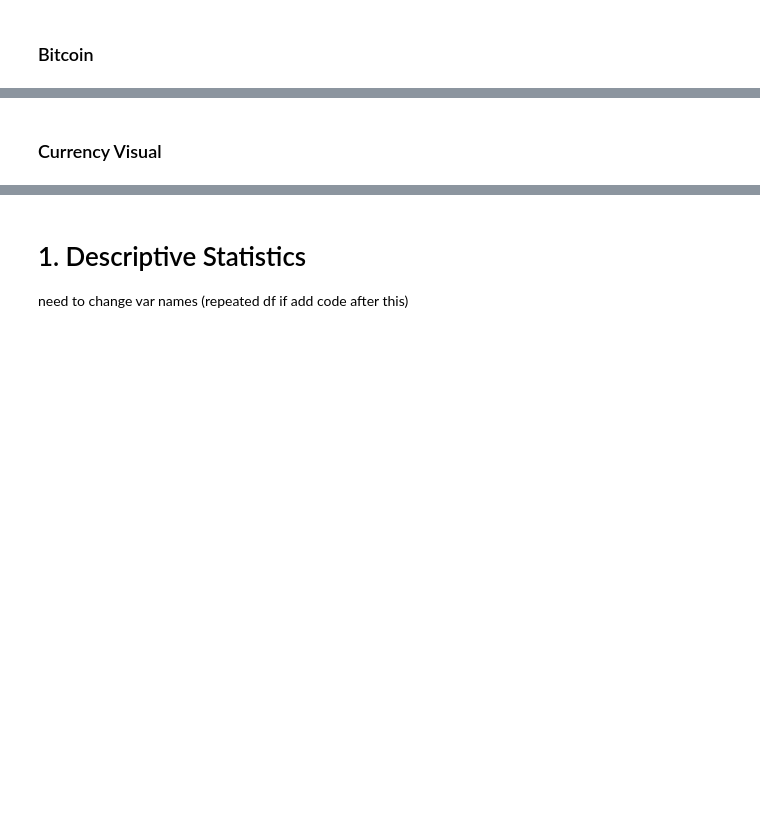
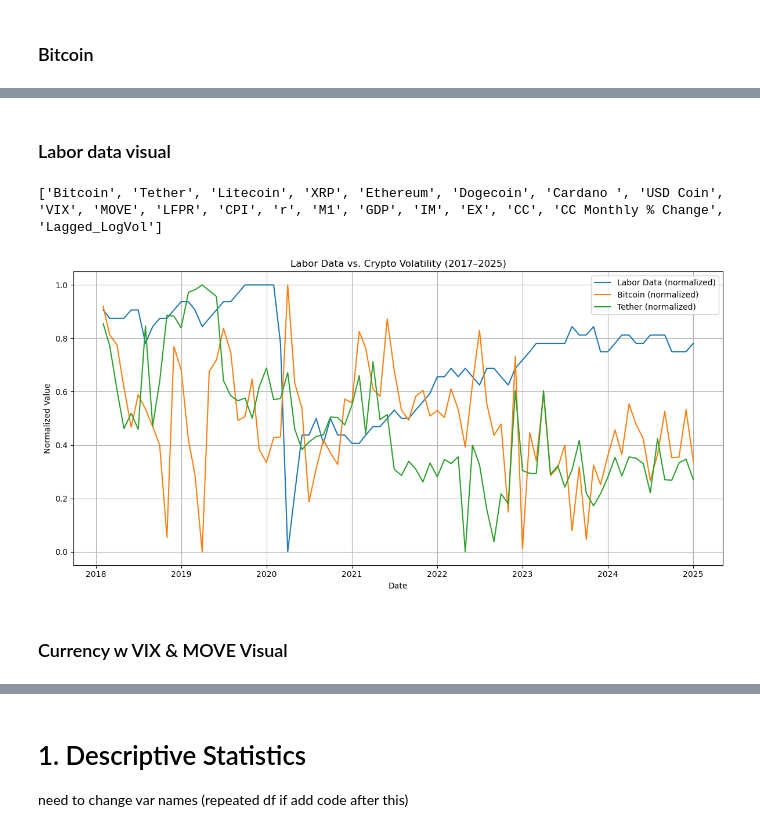
Before and after one commit to tianyishen701/CryptoMacroecon-Prediction-CSUREMM, a Jupyter notebook: CSUREMM_Project_Code.ipynb, the cells around one changed output, grey strips where cells are left out. Cells and saved outputs as stored; diff of their text form; code cells hidden in the pictures; blank space fills up the shorter version.

```diff
--- a/CSUREMM_Project_Code.ipynb
+++ b/CSUREMM_Project_Code.ipynb
@@ -233,5 +271,34 @@ plt.show()
+# %% [markdown]
+### Labor data visual
+# %%
+print(df.columns.tolist())
+
+# Plot all four columns on the same graph
+plt.figure(figsize=(12, 6))
+
+# Normalize each series for comparison (optional but recommended)
+df_normalized = df[['LFPR', 'Bitcoin', 'Tether']].apply(
+    lambda x: (x - x.min()) / (x.max() - x.min())
+)
+
+
+# Plot
+plt.plot(df_normalized.index, df_normalized['LFPR'], label='Labor Data (normalized)')
+plt.plot(df_normalized.index, df_normalized['Bitcoin'], label='Bitcoin (normalized)')
+plt.plot(df_normalized.index, df_normalized['Tether'], label='Tether (normalized)')
+
+plt.title('Labor Data vs. Crypto Volatility (2017–2025)')
+plt.xlabel('Date')
+plt.ylabel('Normalized Value')
+plt.legend()
+plt.grid(True)
+plt.tight_layout()
+plt.show()
+# %% [output]
+['Bitcoin', 'Tether', 'Litecoin', 'XRP', 'Ethereum', 'Dogecoin', 'Cardano ', 'USD Coin', 'VIX', 'MOVE', 'LFPR', 'CPI', 'r', 'M1', 'GDP', 'IM', 'EX', 'CC', 'CC Monthly % Change', 'Lagged_LogVol']
+[figure, new version]
 # %% [markdown]
-### Currency Visual
+### Currency w VIX & MOVE Visual
 # %%
 print(df.columns.tolist())
 
```
Also changed, not shown: parts of 16 cells of this notebook.
